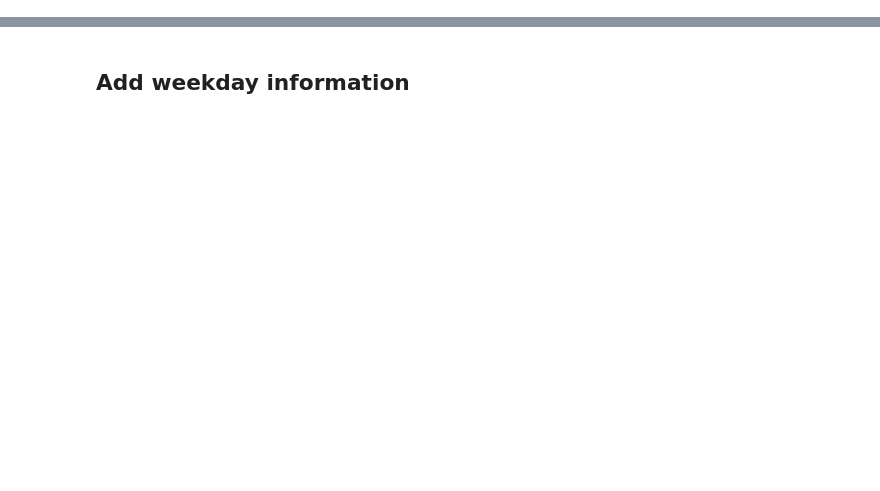
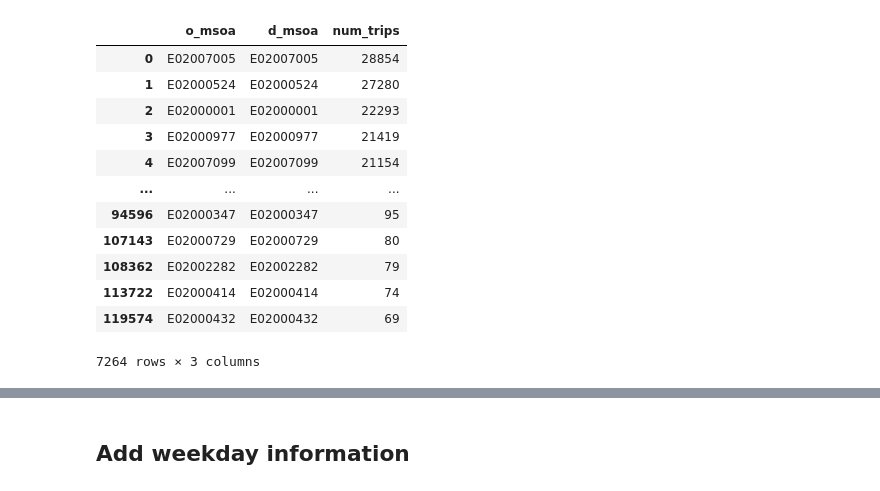
Before and after one commit to YueLi-0816/mobile_data, a Jupyter notebook: analysis.ipynb, the cells around one changed output, grey strips where cells are left out. Saved outputs shown, nothing was run; the diff lists cells and outputs as text; code cells hidden in the pictures; blank space fills up the shorter version.

```diff
--- a/analysis.ipynb
+++ b/analysis.ipynb
@@ -51,0 +100,18 @@ pd.read_csv("data/msoa_OD_allactivity.csv.gz", compression="gzip")
+# %%
+# To select rows where o_msoa is equal to d_msoa, you can use a boolean condition.
+intra_msoa_trips = msoa_all[msoa_all['o_msoa'] == msoa_all['d_msoa']]
+intra_msoa_trips
+# %% [output]
+|  | o_msoa | d_msoa | num_trips |
+| 0 | E02007005 | E02007005 | 28854 |
+| 1 | E02000524 | E02000524 | 27280 |
+| 2 | E02000001 | E02000001 | 22293 |
+| 3 | E02000977 | E02000977 | 21419 |
+| 4 | E02007099 | E02007099 | 21154 |
+| ... | ... | ... | ... |
+| 94596 | E02000347 | E02000347 | 95 |
+| 107143 | E02000729 | E02000729 | 80 |
+| 108362 | E02002282 | E02002282 | 79 |
+| 113722 | E02000414 | E02000414 | 74 |
+| 119574 | E02000432 | E02000432 | 69 |
+7264 rows × 3 columns
```
Also changed, not shown: parts of 12 cells of this notebook.
